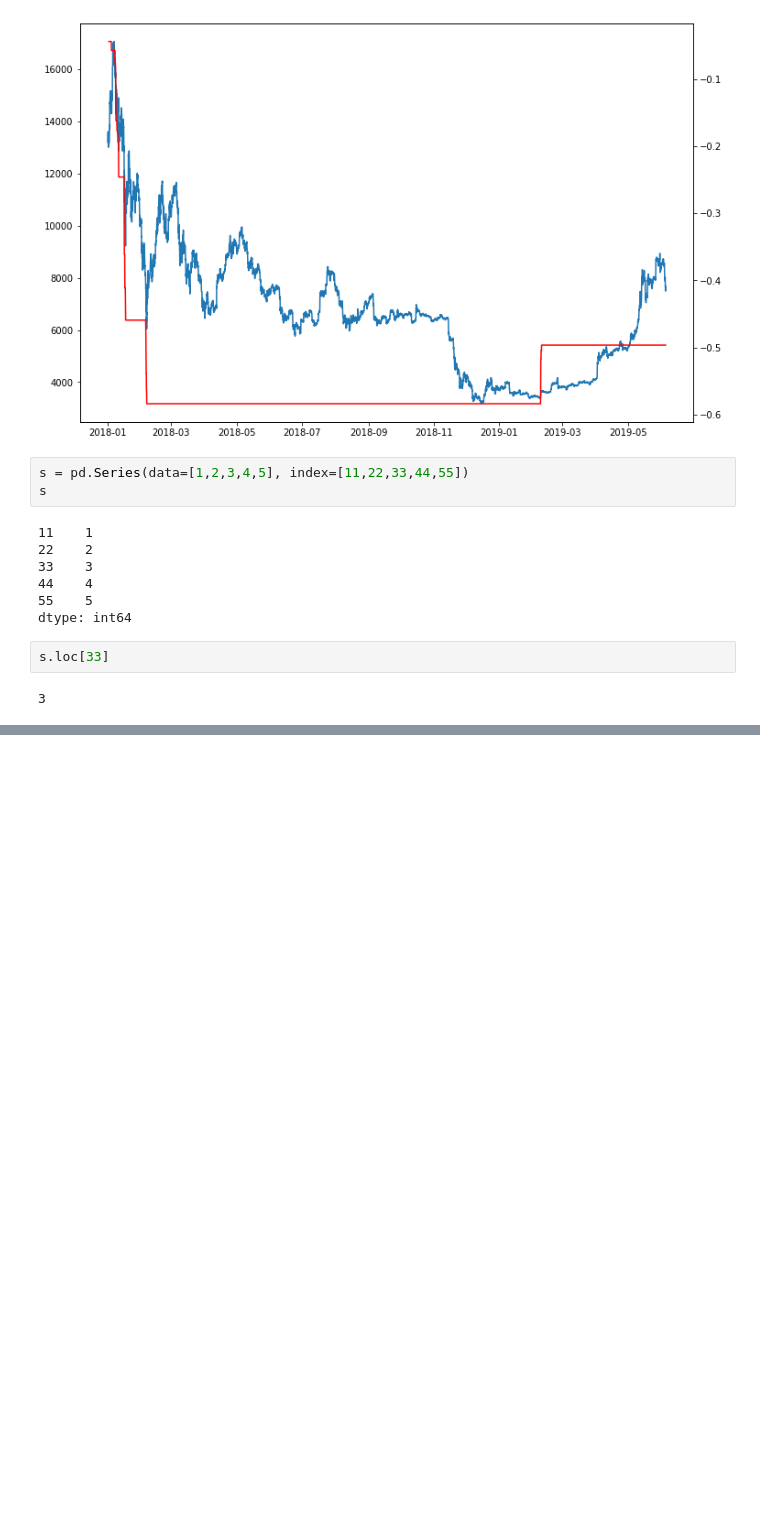
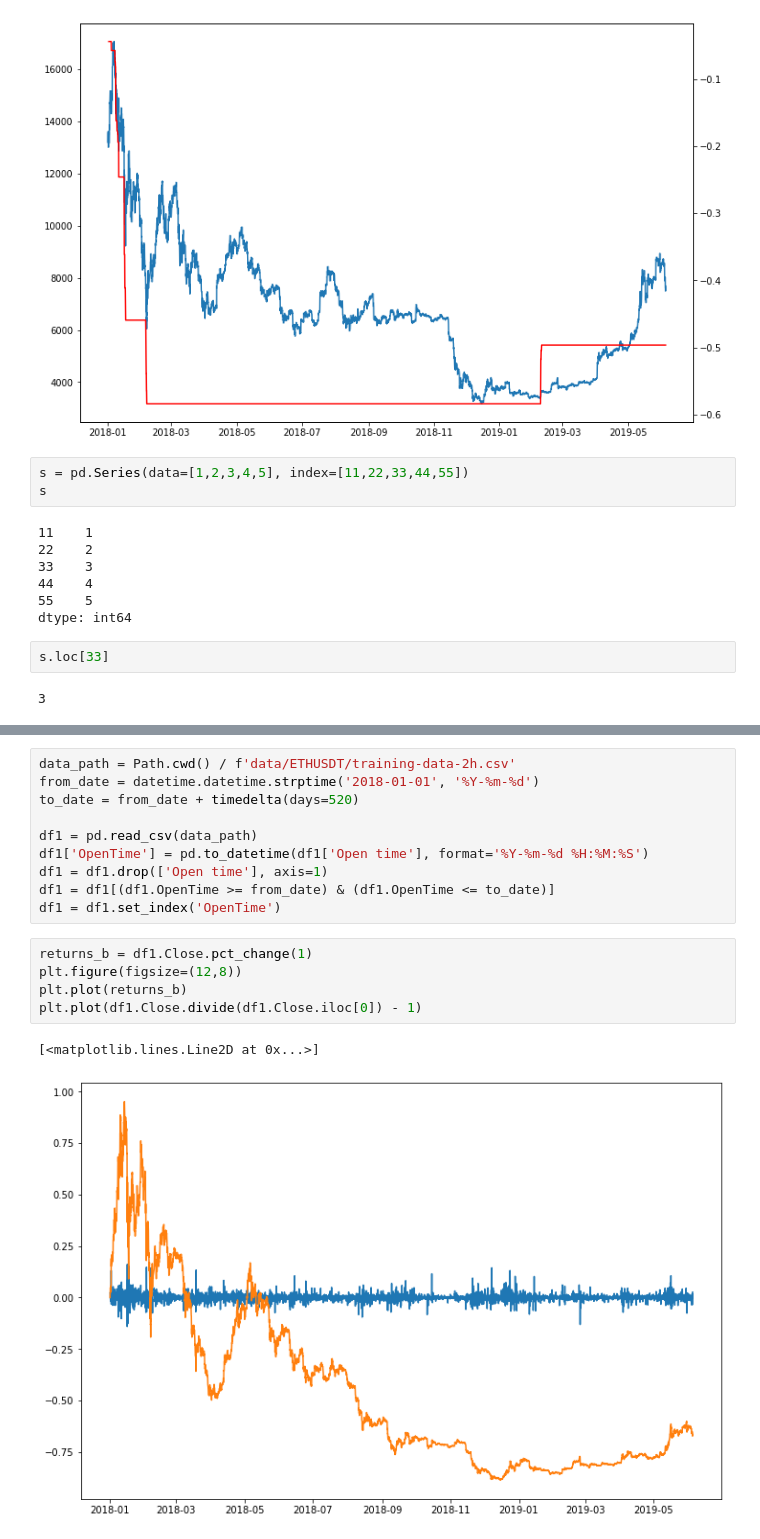
Before and after one commit to enniorampello/binance-trading-bot, a Jupyter notebook: Trading Bot.ipynb, the cells around one changed output, grey strips where cells are left out. Cells and saved outputs as stored; diff of their text form; blank space fills up the shorter version.

```diff
--- a/Trading Bot.ipynb
+++ b/Trading Bot.ipynb
@@ -136,0 +146,18 @@ s.loc[33]
+# %%
+data_path = Path.cwd() / f'data/ETHUSDT/training-data-2h.csv'
+from_date = datetime.datetime.strptime('2018-01-01', '%Y-%m-%d')
+to_date = from_date + timedelta(days=520)
+
+df1 = pd.read_csv(data_path)
+df1['OpenTime'] = pd.to_datetime(df1['Open time'], format='%Y-%m-%d %H:%M:%S')
+df1 = df1.drop(['Open time'], axis=1)
+df1 = df1[(df1.OpenTime >= from_date) & (df1.OpenTime <= to_date)]
+df1 = df1.set_index('OpenTime')
+# %%
+returns_b = df1.Close.pct_change(1)
+plt.figure(figsize=(12,8))
+plt.plot(returns_b)
+plt.plot(df1.Close.divide(df1.Close.iloc[0]) - 1)
+# %% [output]
+[<matplotlib.lines.Line2D at 0x...>]
+[figure, added]
```
Also changed, not shown: parts of 2 cells of this notebook, 1 other file.
